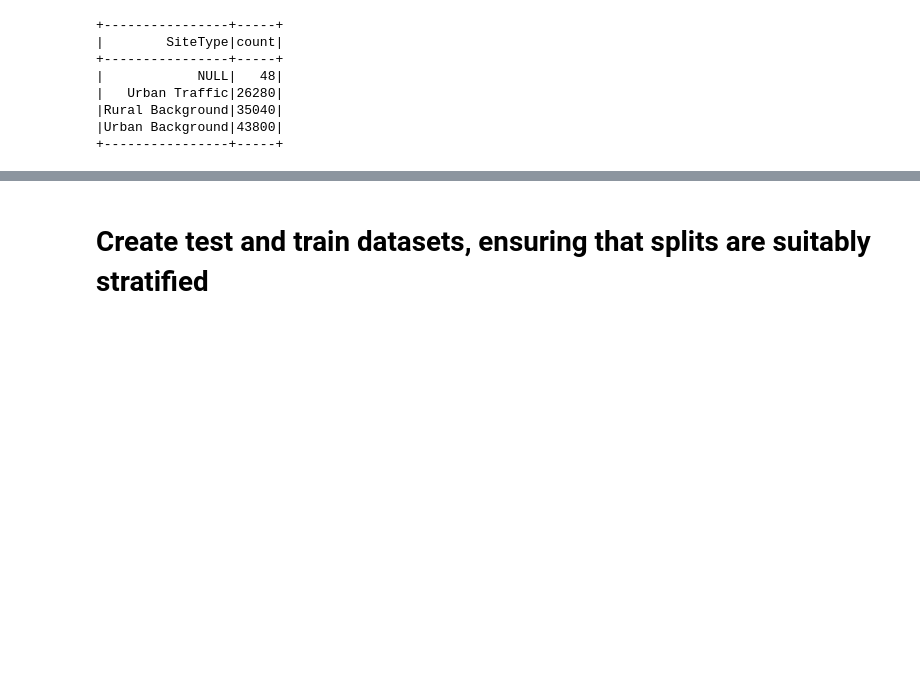
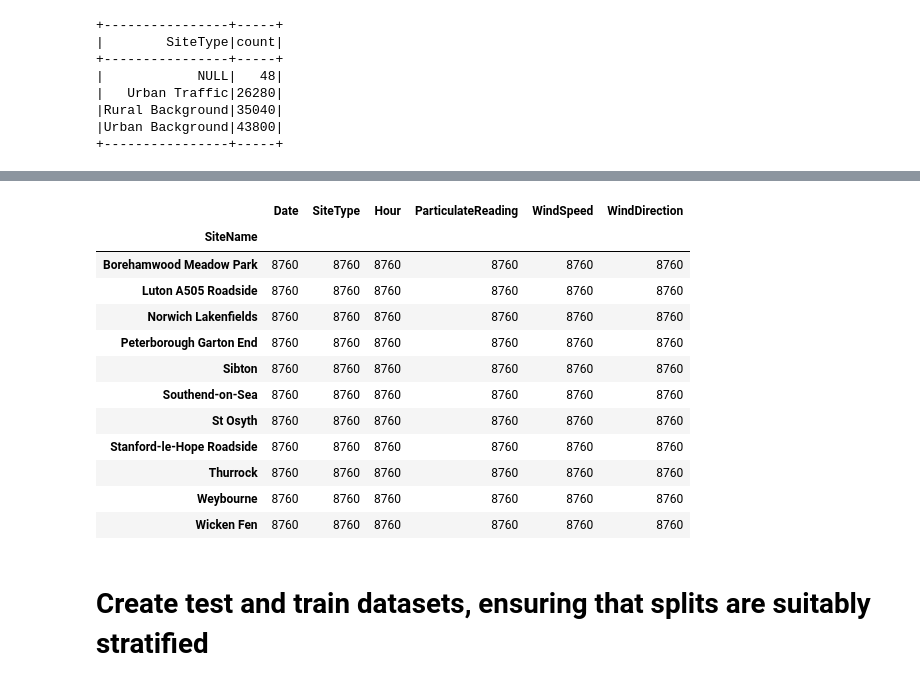
Before and after one commit to Pirate-Dan/MOD006902-Air-Quality, a Jupyter notebook: AirQualityModel.ipynb, the cells around one changed output, grey strips where cells are left out. Saved outputs shown, nothing was run; the diff lists cells and outputs as text; code cells hidden in the pictures; blank space fills up the shorter version.

```diff
--- a/AirQualityModel.ipynb
+++ b/AirQualityModel.ipynb
@@ -237,0 +350,5 @@ Comparing the total count by SiteType (105,168) and the counts by numerical fiel
+# %%
+#Create subset of relevent data, ignoring columns to be removed
+df_tidy=df.select('Date','SiteName','SiteType','ParticulateReading','WindSpeed','WindDirection','Hour')
+#Check that new dataframe fits expectations
+df_tidy.show(5)
@@ -237,0 +366,6 @@ Comparing the total count by SiteType (105,168) and the counts by numerical fiel
+# %%
+#remove rows relating to Sandy Roadside and null
+df_tidy=df_tidy.dropna(subset=['SiteName'])
+df_tidy=df_tidy.filter(df_tidy.SiteName!='Sandy Roadside')
+#Check output is as expected
+df_tidy.groupBy('SiteName').count().show()
@@ -237,0 +409,5 @@ Comparing the total count by SiteType (105,168) and the counts by numerical fiel
+# %%
+#replace null hour values with 0
+df_tidy=df_tidy.na.fill({'Hour':0})
+#check changes in place
+df_tidy.select('Hour').groupBy('Hour').count().show(24)
@@ -237,0 +432,22 @@ Comparing the total count by SiteType (105,168) and the counts by numerical fiel
+# %%
+#replace null ParticulateReading with site average for each value
+#create a sub-table of average values by site name
+#define as a function
+from pyspark.sql import Column as pc
+
+cols = [df_tidy.ParticulateReading,df_tidy.WindSpeed,df_tidy.WindDirection]
+
+for col in cols:
+  PrAvg = df_tidy.select(df_tidy.SiteName,col).groupby('SiteName').avg()
+  PrAvg = PrAvg.withColumnRenamed(PrAvg.columns[1],'SiteAvg')
+  #PrAvg.show()
+  #Use join to add the average value to the main table
+  df_tidy=df_tidy.join(PrAvg,on='SiteName',how='left')
+  #Use when statement to replace null values
+  df_tidy=df_tidy.withColumn('imputed', sf.ifnull(col,df_tidy.SiteAvg))
+  #remove unwanted columns and rename imputed as ParticulateReading
+  colName = str(col)[8:-2]
+  df_tidy = df_tidy.drop('SiteAvg',colName)
+  df_tidy=df_tidy.withColumnRenamed('imputed',colName)
+
+df_tidy.show(5)
@@ -238,3 +483,20 @@ Comparing the total count by SiteType (105,168) and the counts by numerical fiel
+# %%
+chck = ps.DataFrame(df_tidy)
+chck.groupby('SiteName').count().sort_index()
+# %% [output]
+|  | Date | SiteType | Hour | ParticulateReading | WindSpeed | WindDirection |
+| SiteName |  |  |  |  |  |  |
+| Borehamwood Meadow Park | 8760 | 8760 | 8760 | 8760 | 8760 | 8760 |
+| Luton A505 Roadside | 8760 | 8760 | 8760 | 8760 | 8760 | 8760 |
+| Norwich Lakenfields | 8760 | 8760 | 8760 | 8760 | 8760 | 8760 |
+| Peterborough Garton End | 8760 | 8760 | 8760 | 8760 | 8760 | 8760 |
+| Sibton | 8760 | 8760 | 8760 | 8760 | 8760 | 8760 |
+| Southend-on-Sea | 8760 | 8760 | 8760 | 8760 | 8760 | 8760 |
+| St Osyth | 8760 | 8760 | 8760 | 8760 | 8760 | 8760 |
+| Stanford-le-Hope Roadside | 8760 | 8760 | 8760 | 8760 | 8760 | 8760 |
+| Thurrock | 8760 | 8760 | 8760 | 8760 | 8760 | 8760 |
+| Weybourne | 8760 | 8760 | 8760 | 8760 | 8760 | 8760 |
+| Wicken Fen | 8760 | 8760 | 8760 | 8760 | 8760 | 8760 |
 # %% [markdown]
 # Create test and train datasets, ensuring that splits are suitably stratified
 # %% [markdown]
```
Also changed, not shown: parts of 23 cells of this notebook.
